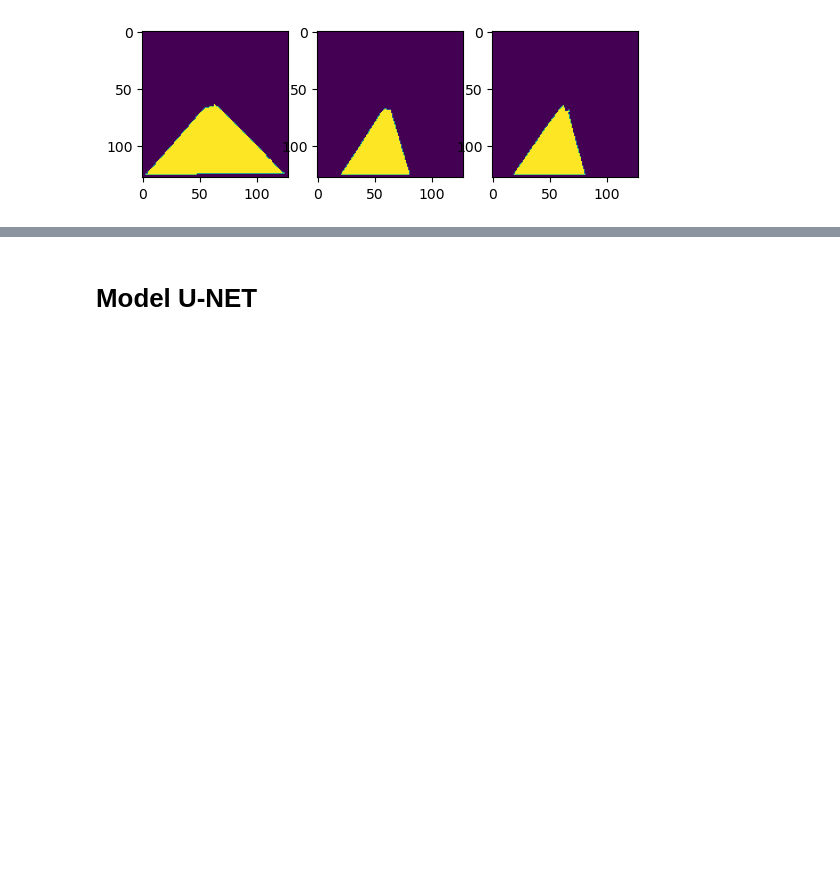
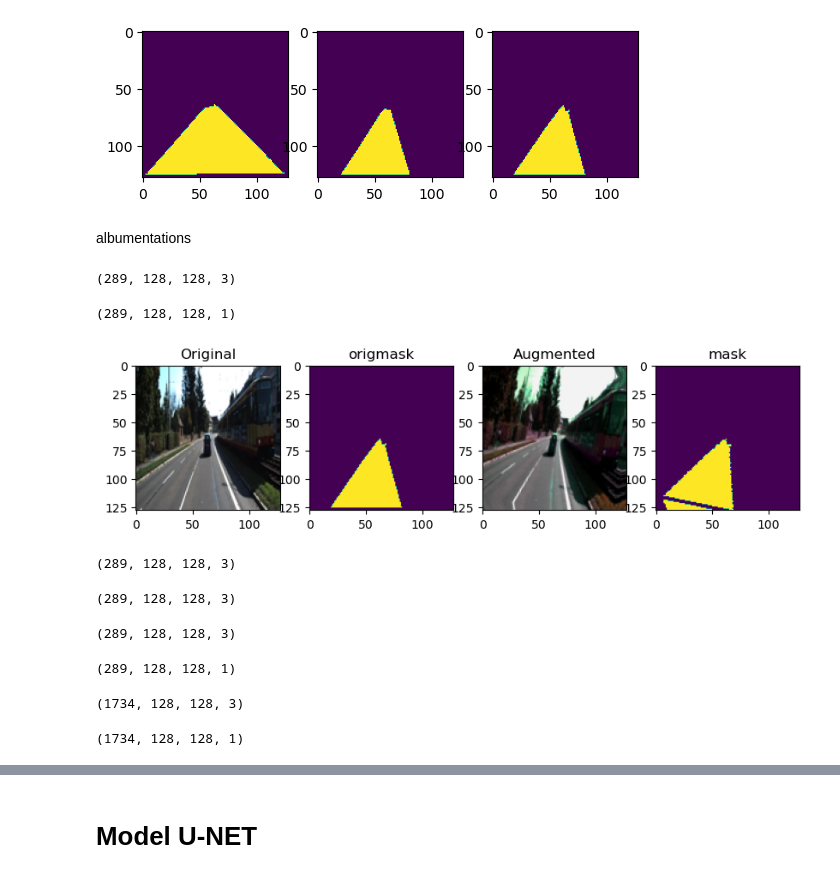
Before and after one commit to hossamemamo/KITTI-Road-Segmentation-UNET, a Jupyter notebook: kitti-road-segmentation.ipynb, the cells around one changed output, grey strips where cells are left out. Saved outputs shown, nothing was run; the diff lists cells and outputs as text; code cells hidden in the pictures; blank space fills up the shorter version.

Commit message:
Update kitti-road-segmentation.ipynb
albumentations helped with the loss , reached 0.19 IOU loss on validation set ,still not the best but there is room for improvement.

```diff
--- a/kitti-road-segmentation.ipynb
+++ b/kitti-road-segmentation.ipynb
@@ -98,3 +94,54 @@ show_images(true_mask,3)
 true_mask[true_mask != 0.0]=1.0
 # %%
 data  = data / 255.0
+# %% [markdown]
+albumentations
+# %%
+import albumentations as A
+from albumentations.pytorch import ToTensorV2
+import cv2
+
+augmentation_pipeline = A.Compose([
+    A.HorizontalFlip(p=0.5),
+    A.Rotate(limit=30, p=0.5,border_mode=cv2.BORDER_CONSTANT),
+    A.ColorJitter(brightness=0.2, contrast=0.2, saturation=0.2, hue=0.2, p=0.5),
+])
+# %%
+data.shape
+# %% [output]
+(289, 128, 128, 3)
+# %%
+true_mask.shape
+# %% [output]
+(289, 128, 128, 1)
+# %%
+test_aug=augmentation_pipeline(image=data[2], mask=true_mask[2])
+test_example=test_aug["image"]
+test_mask=test_aug["mask"]
+# %%
+# Show the original and augmented images side by side
+fig, ax = plt.subplots(1, 4, figsize=(10, 5))
+ax[0].imshow(data[2])
+ax[0].set_title("Original")
+
+ax[1].imshow(true_mask[2])
+ax[1].set_title("origmask")
+
+
+ax[2].imshow(test_example)
+ax[2].set_title("Augmented")
+
+ax[3].imshow(test_mask)
+ax[3].set_title("mask")
+
+plt.show()
+# %% [output]
+[figure, added]
+# %%
+data.shape
+# %% [output]
+(289, 128, 128, 3)
+# %%
+data.shape
+# %% [output]
+(289, 128, 128, 3)
@@ -100,0 +151,8 @@ data  = data / 255.0
+# %%
+data.shape
+# %% [output]
+(289, 128, 128, 3)
+# %%
+true_mask.shape
+# %% [output]
+(289, 128, 128, 1)
@@ -100,0 +172,8 @@ data  = data / 255.0
+# %%
+data.shape
+# %% [output]
+(1734, 128, 128, 3)
+# %%
+true_mask.shape
+# %% [output]
+(1734, 128, 128, 1)
```
Also changed, not shown: parts of 27 cells of this notebook.
